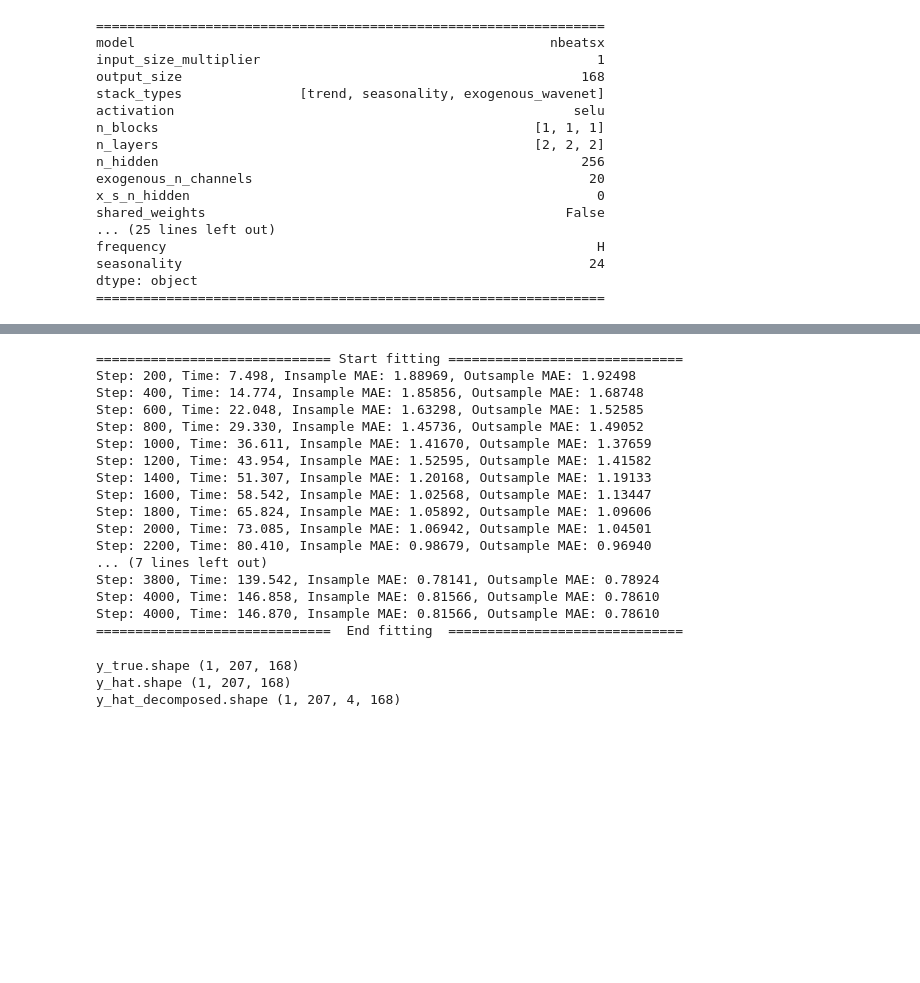
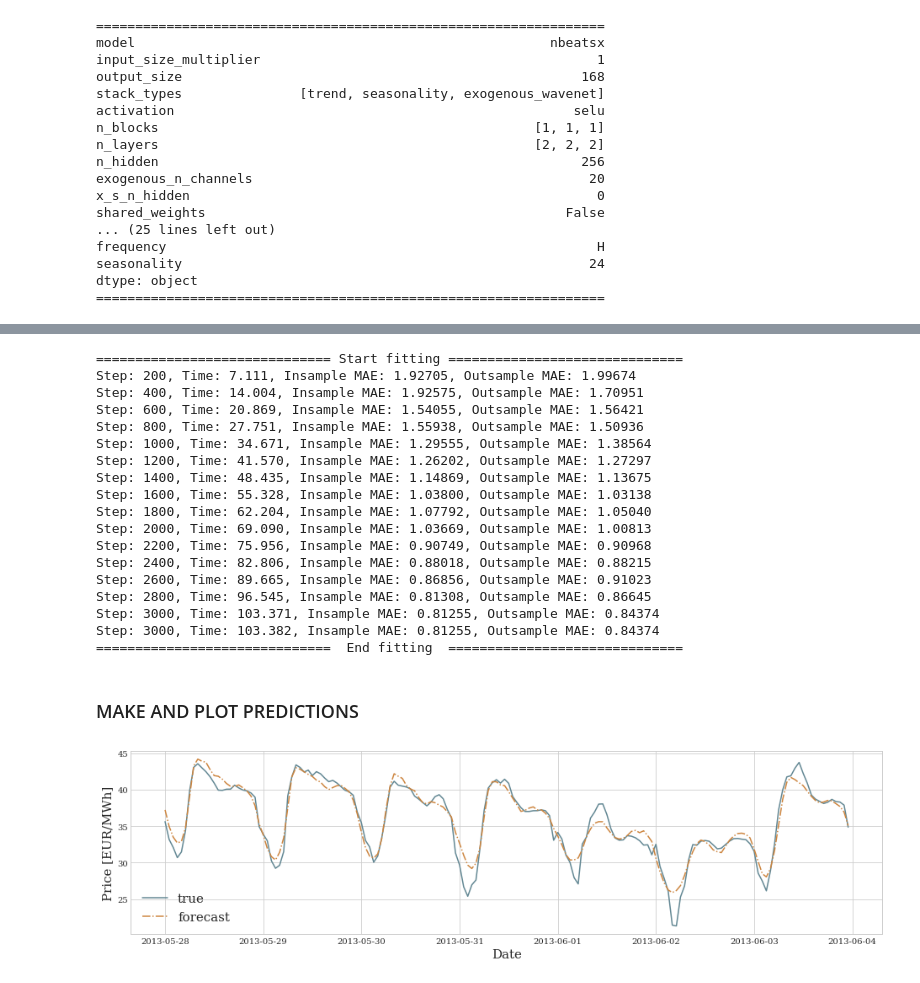
Before and after one commit to Nixtla/Nixtla, a Jupyter notebook: nbs/models_nbeats__nbeats.ipynb, the cells around one changed output, grey strips where cells are left out. Drawn from its saved outputs; the diff is of its cells as text; code cells hidden in the pictures; blank space fills up the shorter version.

```diff
--- a/nbs/models_nbeats__nbeats.ipynb
+++ b/nbs/models_nbeats__nbeats.ipynb
@@ -796,31 +811,22 @@ model = Nbeats(input_size_multiplier=mc['input_size_multiplier'],
 # %%
-model.fit(train_ts_loader=train_ts_loader, val_ts_loader=val_ts_loader, eval_freq=mc['eval_freq'])
+model.fit(train_ts_loader=train_ts_loader, val_ts_loader=val_ts_loader,
+          eval_freq=mc['eval_freq'])
 # %% [output]
 ============================== Start fitting ==============================
-Step: 200, Time: 7.498, Insample MAE: 1.88969, Outsample MAE: 1.92498
-Step: 400, Time: 14.774, Insample MAE: 1.85856, Outsample MAE: 1.68748
-Step: 600, Time: 22.048, Insample MAE: 1.63298, Outsample MAE: 1.52585
-Step: 800, Time: 29.330, Insample MAE: 1.45736, Outsample MAE: 1.49052
-Step: 1000, Time: 36.611, Insample MAE: 1.41670, Outsample MAE: 1.37659
-Step: 1200, Time: 43.954, Insample MAE: 1.52595, Outsample MAE: 1.41582
-Step: 1400, Time: 51.307, Insample MAE: 1.20168, Outsample MAE: 1.19133
-Step: 1600, Time: 58.542, Insample MAE: 1.02568, Outsample MAE: 1.13447
-Step: 1800, Time: 65.824, Insample MAE: 1.05892, Outsample MAE: 1.09606
-Step: 2000, Time: 73.085, Insample MAE: 1.06942, Outsample MAE: 1.04501
-Step: 2200, Time: 80.410, Insample MAE: 0.98679, Outsample MAE: 0.96940
-... (7 lines left out)
-Step: 3800, Time: 139.542, Insample MAE: 0.78141, Outsample MAE: 0.78924
-Step: 4000, Time: 146.858, Insample MAE: 0.81566, Outsample MAE: 0.78610
-Step: 4000, Time: 146.870, Insample MAE: 0.81566, Outsample MAE: 0.78610
+Step: 200, Time: 7.111, Insample MAE: 1.92705, Outsample MAE: 1.99674
+Step: 400, Time: 14.004, Insample MAE: 1.92575, Outsample MAE: 1.70951
+Step: 600, Time: 20.869, Insample MAE: 1.54055, Outsample MAE: 1.56421
+Step: 800, Time: 27.751, Insample MAE: 1.55938, Outsample MAE: 1.50936
+Step: 1000, Time: 34.671, Insample MAE: 1.29555, Outsample MAE: 1.38564
+Step: 1200, Time: 41.570, Insample MAE: 1.26202, Outsample MAE: 1.27297
+Step: 1400, Time: 48.435, Insample MAE: 1.14869, Outsample MAE: 1.13675
+Step: 1600, Time: 55.328, Insample MAE: 1.03800, Outsample MAE: 1.03138
+Step: 1800, Time: 62.204, Insample MAE: 1.07792, Outsample MAE: 1.05040
+Step: 2000, Time: 69.090, Insample MAE: 1.03669, Outsample MAE: 1.00813
+Step: 2200, Time: 75.956, Insample MAE: 0.90749, Outsample MAE: 0.90968
+Step: 2400, Time: 82.806, Insample MAE: 0.88018, Outsample MAE: 0.88215
+Step: 2600, Time: 89.665, Insample MAE: 0.86856, Outsample MAE: 0.91023
+Step: 2800, Time: 96.545, Insample MAE: 0.81308, Outsample MAE: 0.86645
+Step: 3000, Time: 103.371, Insample MAE: 0.81255, Outsample MAE: 0.84374
+Step: 3000, Time: 103.382, Insample MAE: 0.81255, Outsample MAE: 0.84374
 ==============================  End fitting  ==============================
-# %%
-y_true, y_hat, y_hat_decomposed, mask = model.predict(ts_loader=val_ts_loader,
-                                                      return_decomposition=True)
-
-print("y_true.shape", y_true.shape)
-print("y_hat.shape", y_hat.shape)
-print("y_hat_decomposed.shape", y_hat_decomposed.shape)
-# %% [output]
-y_true.shape (1, 207, 168)
-y_hat.shape (1, 207, 168)
-y_hat_decomposed.shape (1, 207, 4, 168)
@@ -860,0 +833,26 @@ FONTSIZE = 17
+# %% [markdown]
+### MAKE AND PLOT PREDICTIONS
+# %%
+y_true, y_hat, _ = model.predict(ts_loader=val_ts_loader, return_decomposition=False)
+
+# Date stamps
+window_pred_idx = 20 #25
+meta_data = val_ts_loader.ts_dataset.meta_data
+input_size = mc['input_size_multiplier'] * mc['output_size']
+x_outsample = meta_data[0]['last_ds'].values[input_size:]
+start = window_pred_idx*mc['output_size']
+end   = (window_pred_idx+1)*mc['output_size']
+x_plot = x_outsample[start:end]
+
+fig = plt.figure(figsize=(16, 4))
+plt.plot(x_plot, y_true[0, window_pred_idx, :],
+         color='#628793', label='true')
+plt.plot(x_plot, y_hat[0, window_pred_idx, :],
+         color='peru', label='forecast', linestyle='dashdot')
+plt.ylabel('Price [EUR/MWh]', fontsize=15)
+plt.xlabel('Date', fontsize=15)
+plt.legend(fontsize=15)
+#plt.savefig('./results/NP_predictions.png', bbox_inches = 'tight')
+plt.show()
+# %% [output]
+[figure, added]
```
Also changed, not shown: parts of 17 cells of this notebook, 2 other files.
